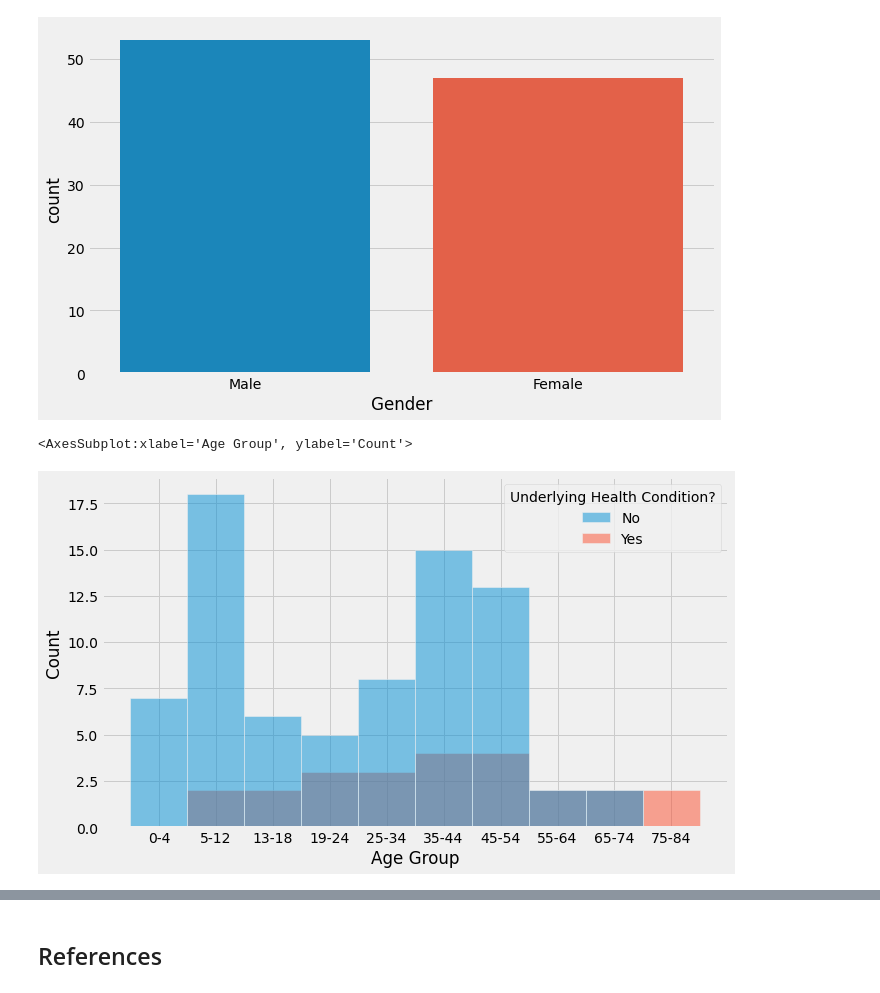
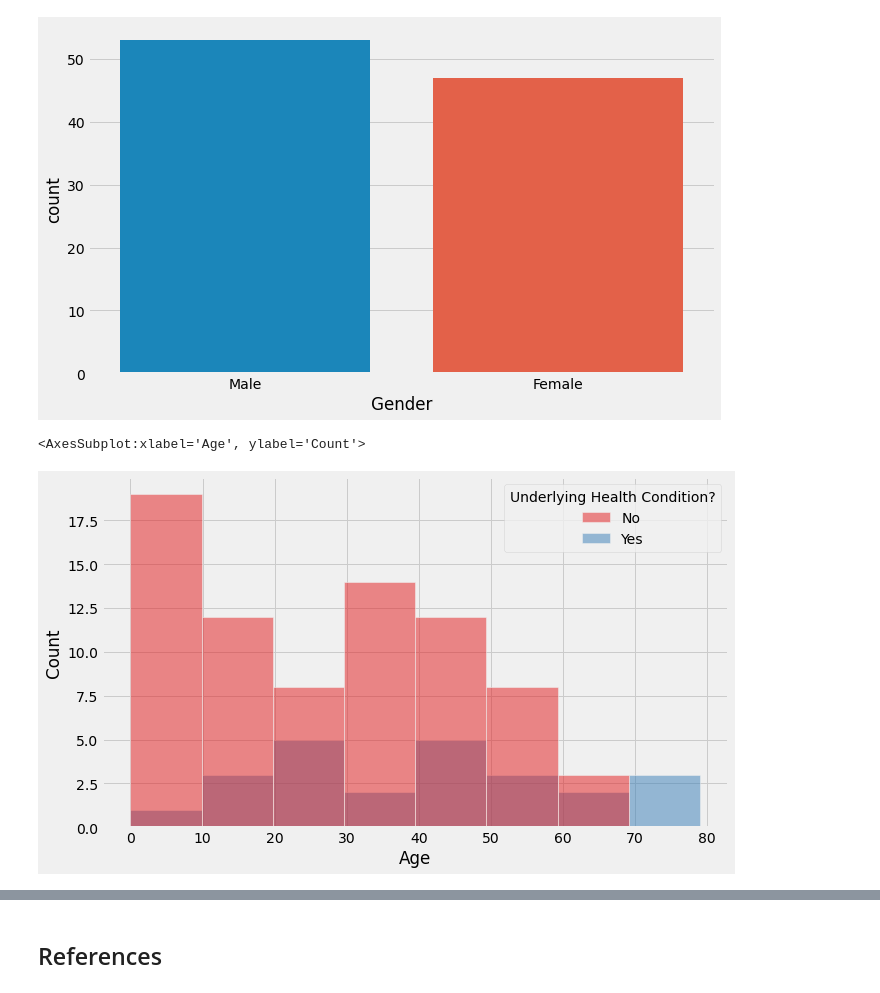
Before and after one commit to Cormac88/PDA_Project_Covid-19, a Jupyter notebook: simulated_covid_data.ipynb, the cells around one changed output, grey strips where cells are left out. Drawn from its saved outputs; the diff is of its cells as text; code cells hidden in the pictures.

```diff
--- a/simulated_covid_data.ipynb
+++ b/simulated_covid_data.ipynb
@@ -361,0 +388,6 @@ dfcovid
+# %%
+# Use pd.DataFrame.apply to add the the underlying health conditions to the
+# dfcovid dataframe [10], [11], [12], [13]
+
+dfcovid['Vaccination Status'] = dfcovid.apply (lambda x: assign_vacstatus(x), axis = 1)
+dfcovid
@@ -361,0 +490,17 @@ dfcovid
+# %%
+dfcovid['Hospitalised?'] = dfcovid.apply (lambda x: binomial_hospitalised(x), axis = 1)
+dfcovid['Hospitalised?'] = dfcovid['Hospitalised?'].astype(int)
+# %%
+# Function to turn the 1's and 0's into Hospitalisation Status [10]
+
+def assign_hosstatus(x):
+    if x['Hospitalised?'] == 0:
+        return 'No'
+    else:
+        return 'Yes'
+# %%
+# Use pd.DataFrame.apply to add the the underlying health conditions to the
+# dfcovid dataframe [10], [11], [12], [13]
+
+dfcovid['Hospitalised?'] = dfcovid.apply (lambda x: assign_hosstatus(x), axis = 1)
+dfcovid
@@ -381,7 +567,8 @@ sns.countplot(x = 'Gender', data = dfcovid)
 <AxesSubplot:xlabel='Gender', ylabel='count'>
 [figure]
 # %%
-sns.histplot(data = dfcovid, x = 'Age Group', hue = 'Underlying Health Condition?')
+sns.histplot(data = dfcovid, x = 'Age',
+             hue = 'Underlying Health Condition?', palette = 'Set1')
 # %% [output]
-<AxesSubplot:xlabel='Age Group', ylabel='Count'>
+<AxesSubplot:xlabel='Age', ylabel='Count'>
-[figure, old version]
+[figure, new version]
```
Also changed, not shown: parts of 20 cells of this notebook.
